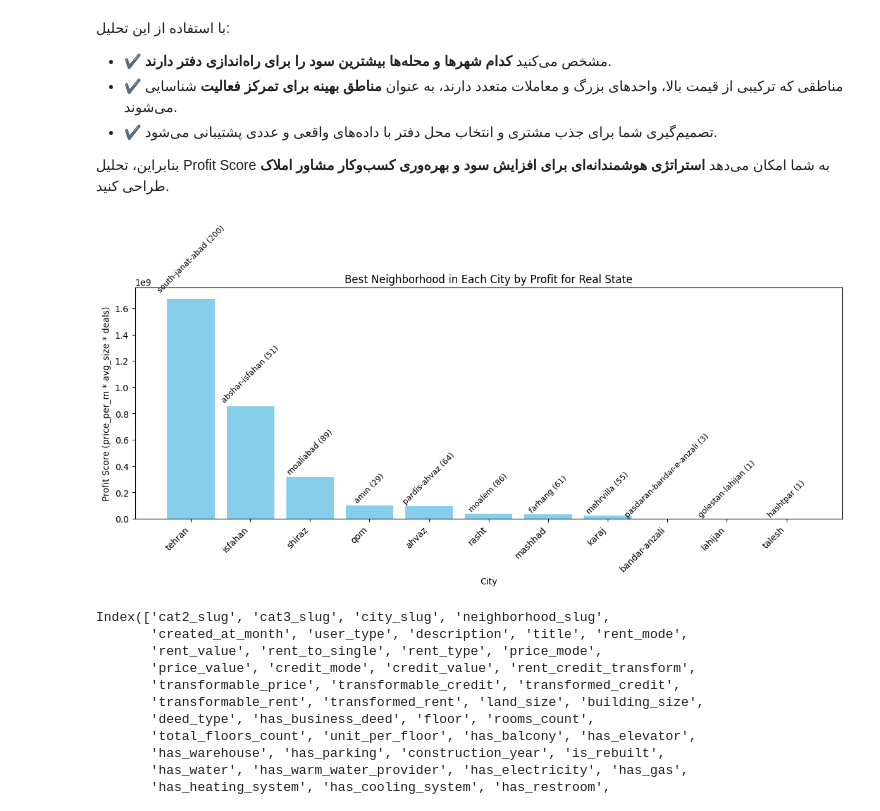
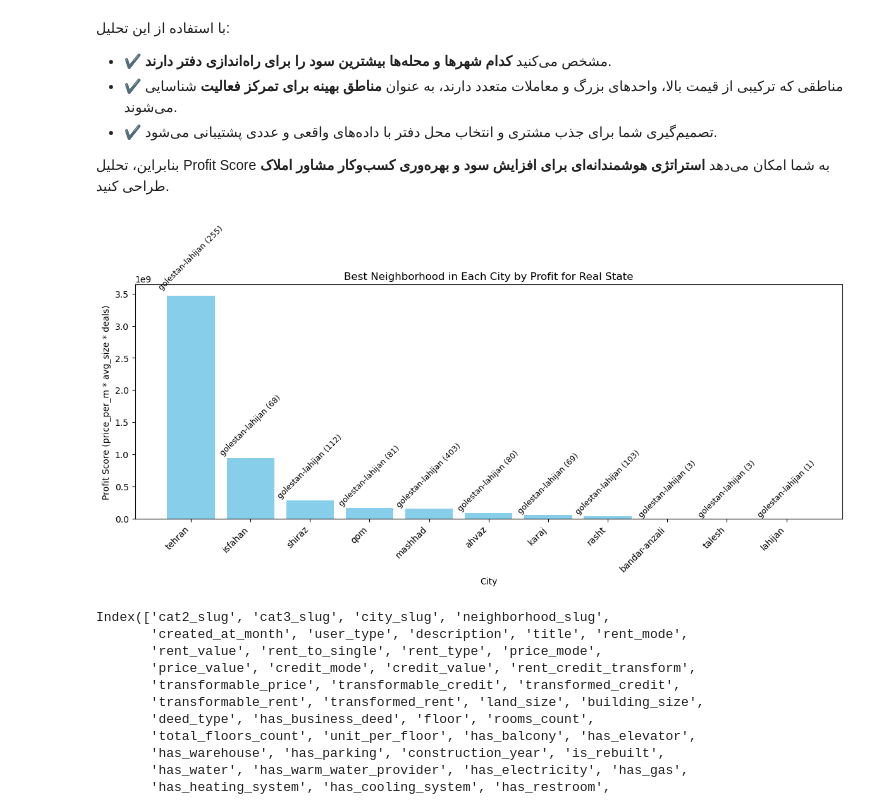
Before and after one commit to farnoushshahin/Minute, a Jupyter notebook: Divar (1).ipynb, the cells around one changed output. Saved outputs shown, nothing was run; the diff lists cells and outputs as text; code cells hidden in the pictures.

```diff
--- a/Divar (1).ipynb
+++ b/Divar (1).ipynb
@@ -25,4 +30,4 @@ warnings.filterwarnings("ignore")
 </p>
 # %%
 #data = pd.read_csv('/content/divar_real_estate_ads.csv', encoding="utf-8")
-data = pd.read_csv('/content/sampled_data.csv',encoding = 'utf-8', engine='python')
+data = pd.read_csv('sampled_data.csv',encoding = 'utf-8', engine='python')
@@ -726,35 +717,35 @@ grouped = df.groupby(['city_slug','neighborhood_slug']).agg(
 
 # formula is profit_score = price_per_m * size_of_house * number of contract
 grouped['profit_score'] = grouped['avg_price_per_m'] * grouped['avg_size'] * grouped['deal_count']
 
 best_neighborhoods = grouped.loc[grouped.groupby('city_slug')['profit_score'].idxmax()]
 best_neighborhoods = best_neighborhoods.sort_values('profit_score', ascending=False)
 
 #print(best_neighborhoods)
 
 plt.figure(figsize=(12,6))
 bars = plt.bar(best_neighborhoods['city_slug'], best_neighborhoods['profit_score'], color='skyblue')
 
 # Step 3: Add neighborhood name and number of deals on top of each bar
-for bar, neigh, deals in zip(bars, best_neighborhoods['neighborhood_slug'], best_neighborhoods['deal_count']):
+for bar, heigh, deals in zip(bars, best_neighborhoods['neighborhood_slug'], best_neighborhoods['deal_count']):
     height = bar.get_height()
     # Write neighborhood name
     plt.text(
         bar.get_x() + bar.get_width()/2,
         height + height*0.02,
         f"{neigh} ({deals})",
         ha='center', va='bottom', fontsize=9, rotation=45,
         color='black'
     )
 
 plt.xticks(rotation=45, ha='right')
 plt.title('Best Neighborhood in Each City by Profit for Real State')
 plt.xlabel('City')
 plt.ylabel('Profit Score (price_per_m * avg_size * deals)')
 plt.tight_layout()
 plt.show()
 # %% [output]
-[figure, old version]
+[figure, new version]
 # %%
 data.columns
 # %% [output]
```
Also changed, not shown: parts of 38 cells of this notebook.
